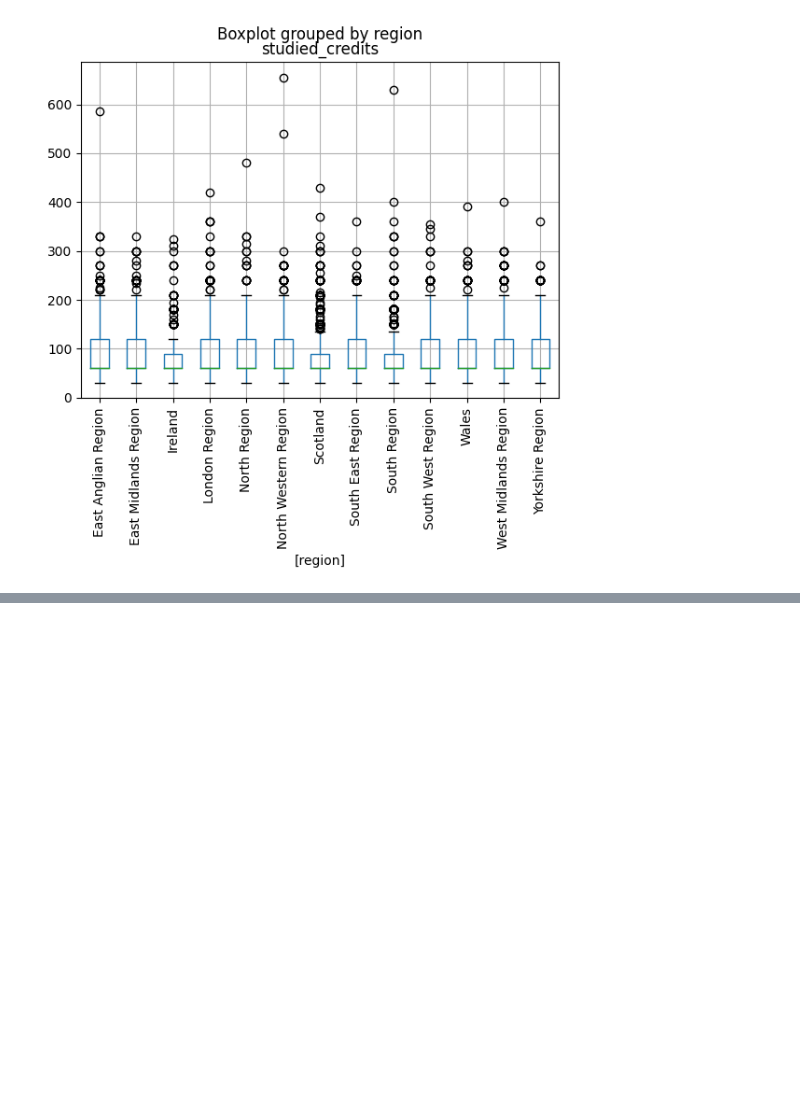
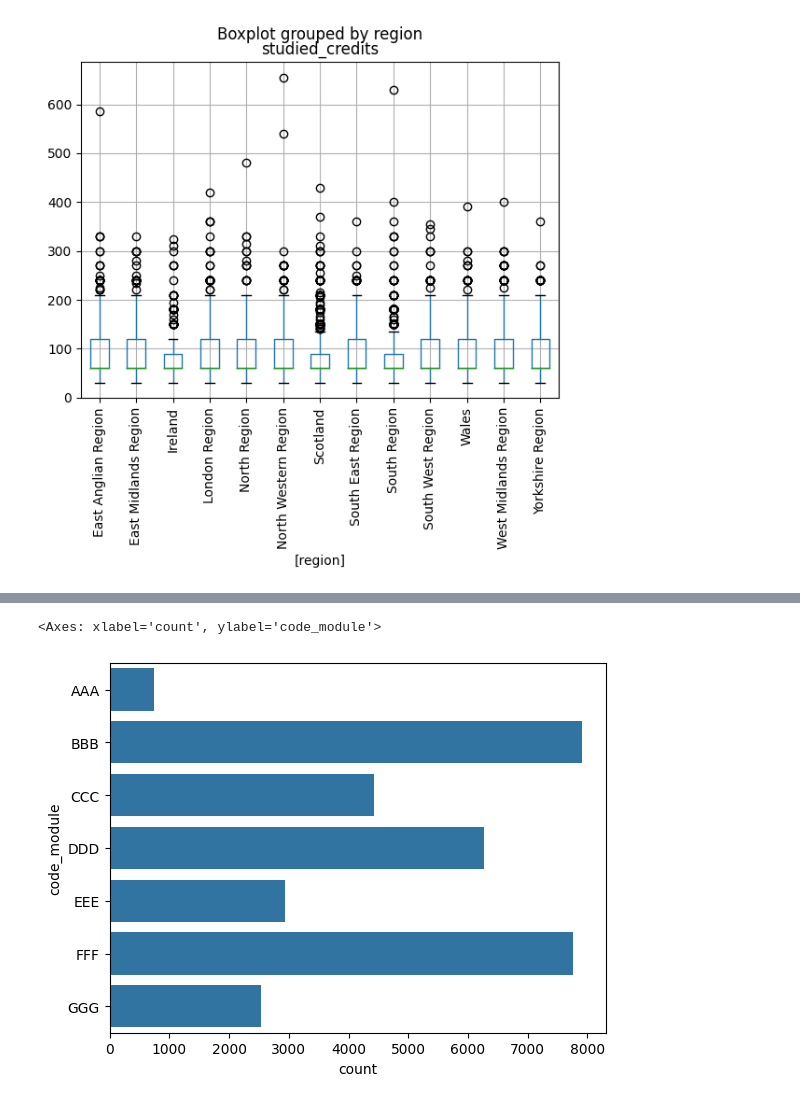
Before and after one commit to sreedharsiddhu/Hardware-and-software-project, a Jupyter notebook: Final_Hardware_and_Software.ipynb, the cells around one changed output, grey strips where cells are left out. Drawn from its saved outputs; the diff is of its cells as text; code cells hidden in the pictures; blank space fills up the shorter version.

```diff
--- a/Final_Hardware_and_Software.ipynb
+++ b/Final_Hardware_and_Software.ipynb
@@ -234,0 +293,6 @@ studentPerformance_df = studentInfo_df[['id_student', 'num_of_prev_attempts', 's
+# %%
+sns.countplot(studentInfo_df.code_module)
+#course BBB and FFF are very famous
+# %% [output]
+<Axes: xlabel='count', ylabel='code_module'>
+[figure, added]
```
Also changed, not shown: parts of 40 cells of this notebook.
